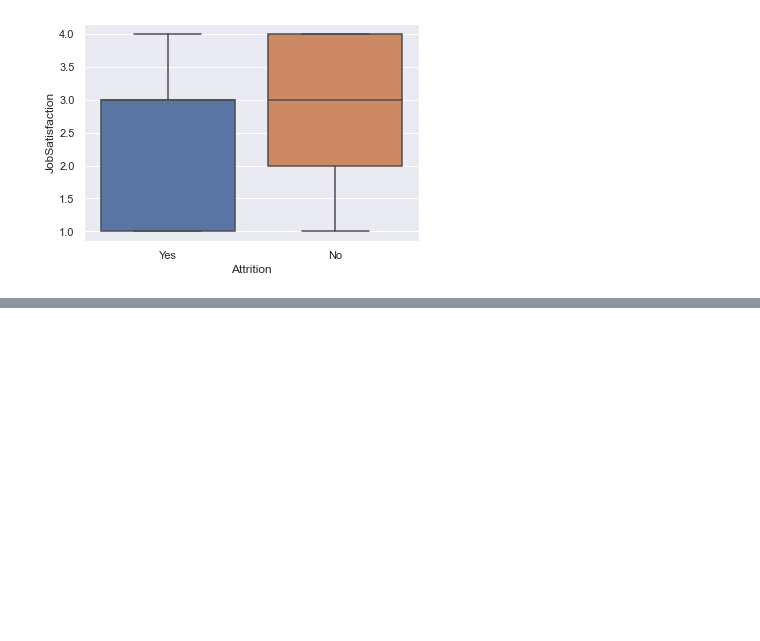
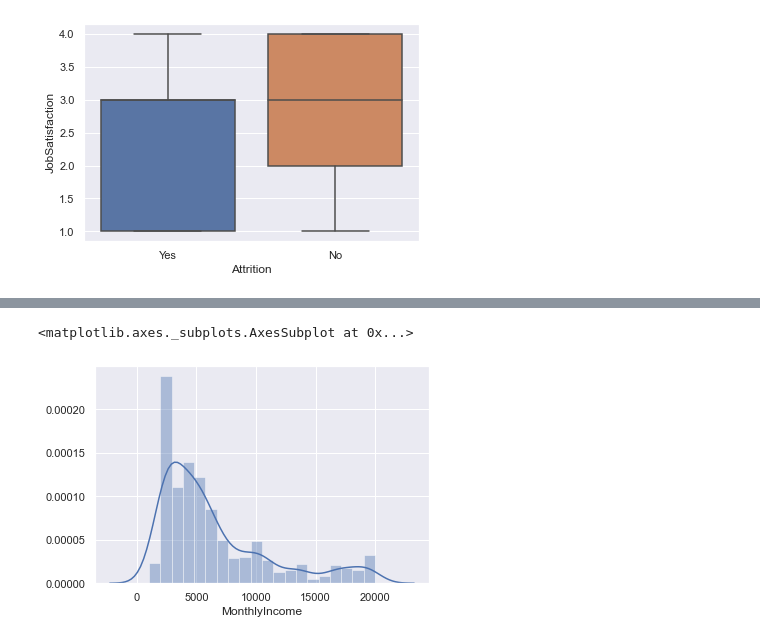
Before and after one commit to artnotek/python_v2, a Jupyter notebook: Exo_datavision3.ipynb, the cells around one changed output, grey strips where cells are left out. Cells and saved outputs as stored; diff of their text form; code cells hidden in the pictures; blank space fills up the shorter version.

```diff
--- a/Exo_datavision3.ipynb
+++ b/Exo_datavision3.ipynb
@@ -47,0 +104,5 @@ sns.boxplot(x="Attrition", y="JobSatisfaction", data=data)
+# %%
+sns.distplot(data["MonthlyIncome"])
+# %% [output]
+<matplotlib.axes._subplots.AxesSubplot at 0x...>
+[figure, added]
```
Also changed, not shown: parts of 18 cells of this notebook.
